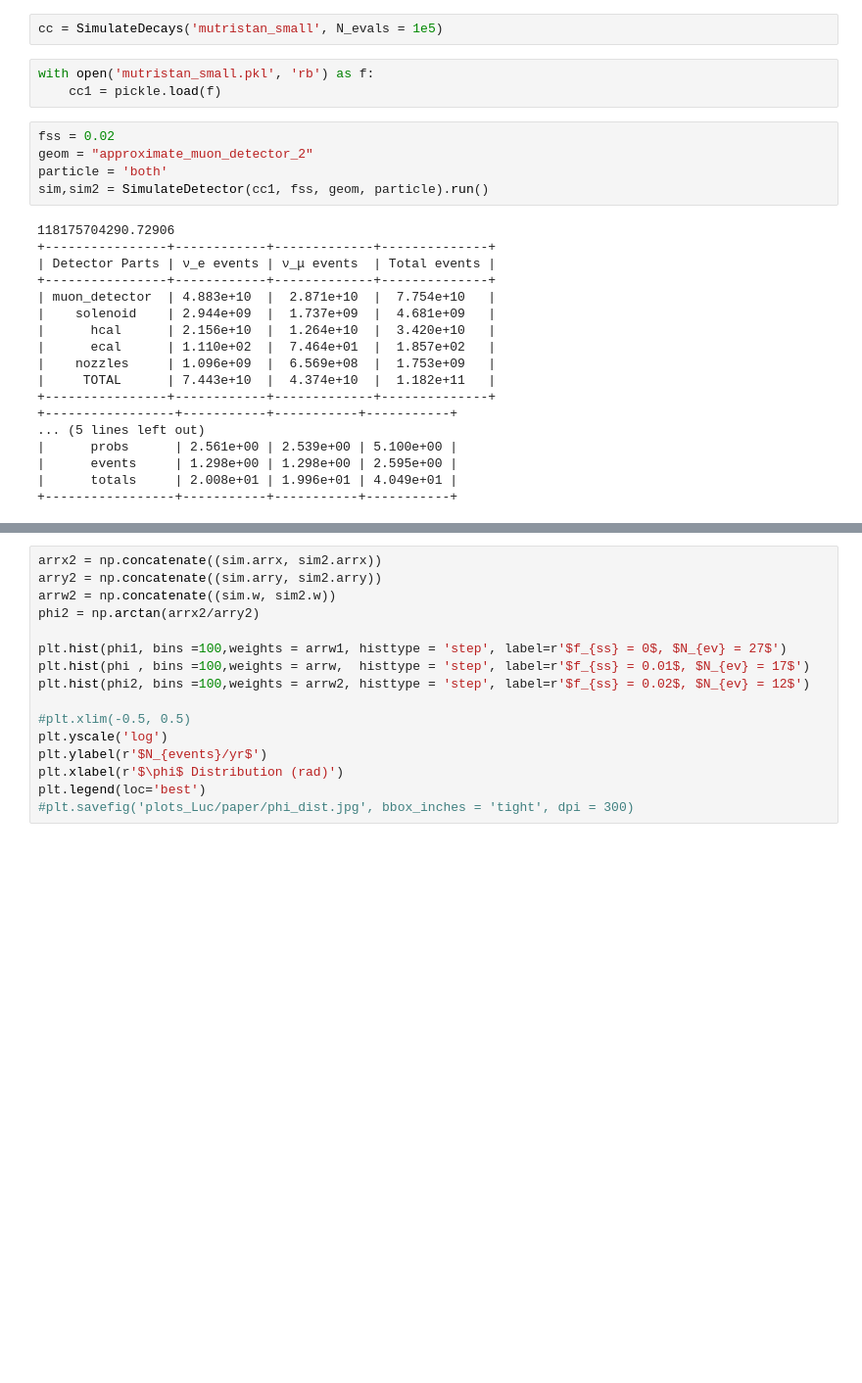
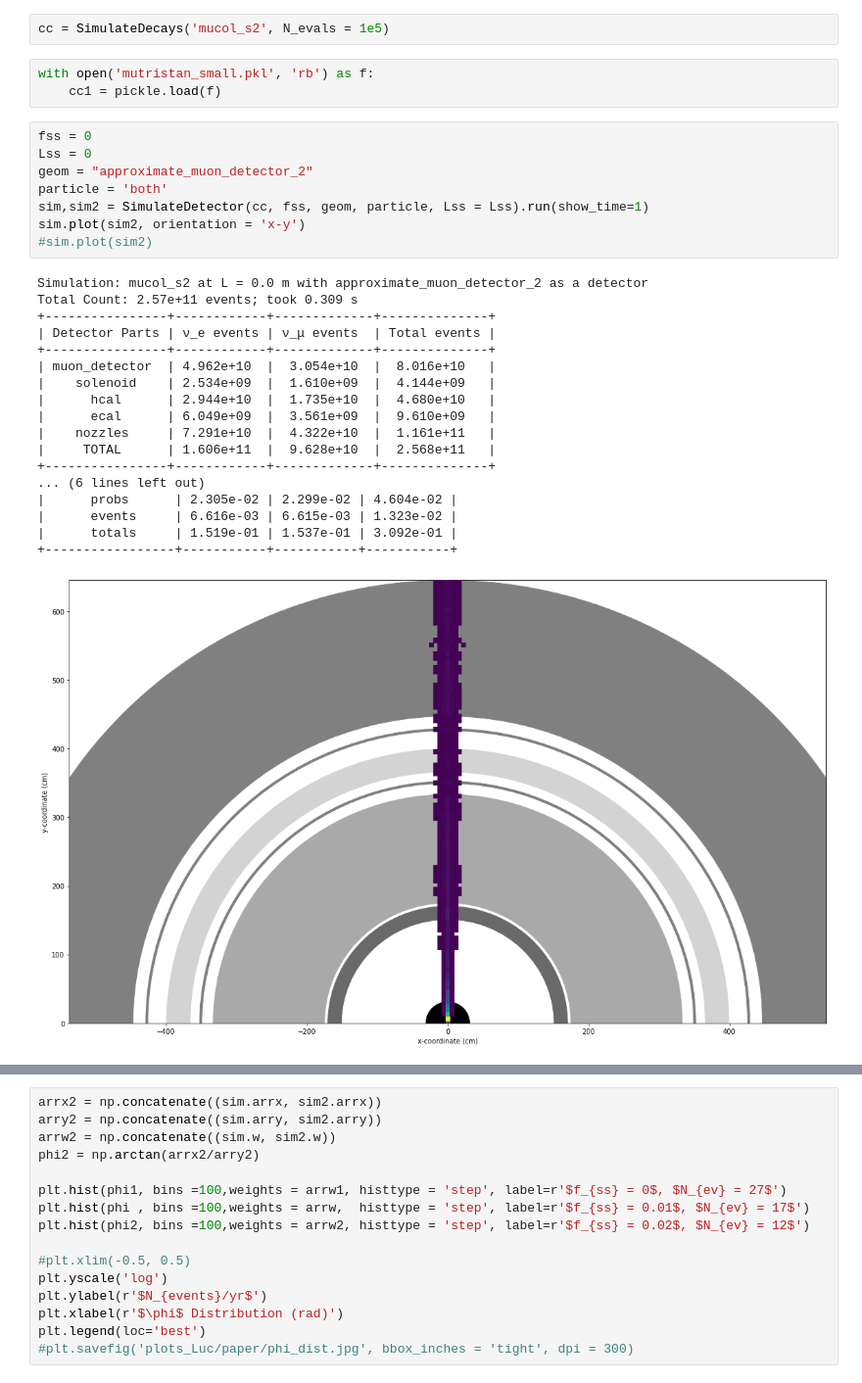
Before and after one commit to mhostert/BIN_MC, a Jupyter notebook: sims.ipynb, the cells around one changed output, grey strips where cells are left out. Shown at 98% size. Cells and saved outputs as stored; diff of their text form; blank space fills up the shorter version.

```diff
--- a/sims.ipynb
+++ b/sims.ipynb
@@ -11,28 +8,32 @@ The autoreload extension is already loaded. To reload it, use:
 # %%
-cc = SimulateDecays('mutristan_small', N_evals = 1e5)
+cc = SimulateDecays('mucol_s2', N_evals = 1e5)
 # %%
 with open('mutristan_small.pkl', 'rb') as f:
     cc1 = pickle.load(f)
 # %%
-fss = 0.02
+fss = 0
+Lss = 0
 geom = "approximate_muon_detector_2"
 particle = 'both'
-sim,sim2 = SimulateDetector(cc1, fss, geom, particle).run()
+sim,sim2 = SimulateDetector(cc, fss, geom, particle, Lss = Lss).run(show_time=1)
+sim.plot(sim2, orientation = 'x-y')
+#sim.plot(sim2)
 # %% [output]
-118175704290.72906
+Simulation: mucol_s2 at L = 0.0 m with approximate_muon_detector_2 as a detector
+Total Count: 2.57e+11 events; took 0.309 s
 +----------------+------------+-------------+--------------+
 | Detector Parts | ν_e events | ν_μ events  | Total events |
 +----------------+------------+-------------+--------------+
-| muon_detector  | 4.883e+10  |  2.871e+10  |  7.754e+10   |
-|    solenoid    | 2.944e+09  |  1.737e+09  |  4.681e+09   |
-|      hcal      | 2.156e+10  |  1.264e+10  |  3.420e+10   |
-|      ecal      | 1.110e+02  |  7.464e+01  |  1.857e+02   |
-|    nozzles     | 1.096e+09  |  6.569e+08  |  1.753e+09   |
-|     TOTAL      | 7.443e+10  |  4.374e+10  |  1.182e+11   |
+| muon_detector  | 4.962e+10  |  3.054e+10  |  8.016e+10   |
+|    solenoid    | 2.534e+09  |  1.610e+09  |  4.144e+09   |
+|      hcal      | 2.944e+10  |  1.735e+10  |  4.680e+10   |
+|      ecal      | 6.049e+09  |  3.561e+09  |  9.610e+09   |
+|    nozzles     | 7.291e+10  |  4.322e+10  |  1.161e+11   |
+|     TOTAL      | 1.606e+11  |  9.628e+10  |  2.568e+11   |
 +----------------+------------+-------------+--------------+
+... (6 lines left out)
+|      probs      | 2.305e-02 | 2.299e-02 | 4.604e-02 |
+|      events     | 6.616e-03 | 6.615e-03 | 1.323e-02 |
+|      totals     | 1.519e-01 | 1.537e-01 | 3.092e-01 |
 +-----------------+-----------+-----------+-----------+
-... (5 lines left out)
-|      probs      | 2.561e+00 | 2.539e+00 | 5.100e+00 |
-|      events     | 1.298e+00 | 1.298e+00 | 2.595e+00 |
-|      totals     | 2.008e+01 | 1.996e+01 | 4.049e+01 |
-+-----------------+-----------+-----------+-----------+
+[figure, added]
```
Also changed, not shown: parts of 5 cells of this notebook, 5 other files.
